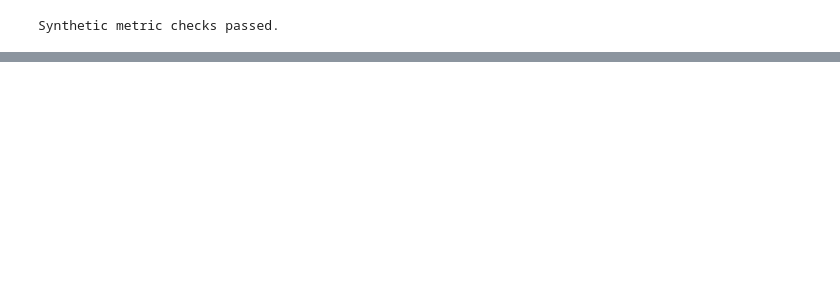
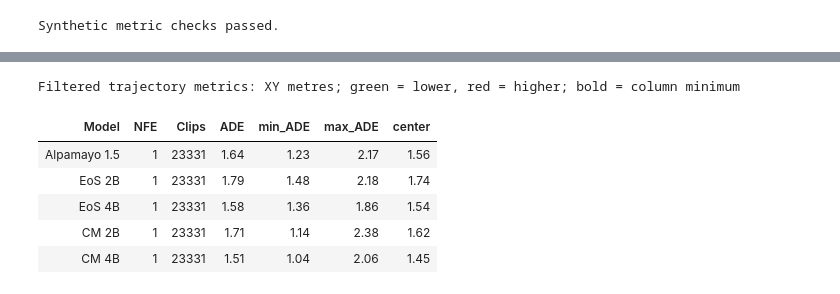
Before and after one commit to AmirHRI/alpamayo-recipes, a Jupyter notebook: recipes/alpamayo1_5_distill/notebooks/npz_metrics_comparison.ipynb, the cells around one changed output, grey strips where cells are left out. Cells and saved outputs as stored; diff of their text form; code cells hidden in the pictures; blank space fills up the shorter version.

```diff
--- a/recipes/alpamayo1_5_distill/notebooks/npz_metrics_comparison.ipynb
+++ b/recipes/alpamayo1_5_distill/notebooks/npz_metrics_comparison.ipynb
@@ -345,0 +446,24 @@ KD archive provenance
+# %%
+SELECTED_MODELS = ["Alpamayo 1.5", "EoS 2B", "EoS 4B", "CM 2B", "CM 4B"]
+SELECTED_NFE = [1]
+
+filtered_fullval_results = fullval_results.loc[
+    fullval_results["Model"].isin(SELECTED_MODELS) & fullval_results["NFE"].isin(SELECTED_NFE)
+].copy()
+
+filtered_table = (
+    filtered_fullval_results.style
+    .use(comparison_table.export())
+    .format({metric: "{:.2f}" for metric in METRIC_COLUMNS})
+    .hide(axis="index")
+    .set_caption("Filtered trajectory metrics: XY metres; green = lower, red = higher; bold = column minimum")
+)
+display(filtered_table)
+# %% [output]
+Filtered trajectory metrics: XY metres; green = lower, red = higher; bold = column minimum
+| Model | NFE | Clips | ADE | min_ADE | max_ADE | center |
+| Alpamayo 1.5 | 1 | 23331 | 1.64 | 1.23 | 2.17 | 1.56 |
+| EoS 2B | 1 | 23331 | 1.79 | 1.48 | 2.18 | 1.74 |
+| EoS 4B | 1 | 23331 | 1.58 | 1.36 | 1.86 | 1.54 |
+| CM 2B | 1 | 23331 | 1.71 | 1.14 | 2.38 | 1.62 |
+| CM 4B | 1 | 23331 | 1.51 | 1.04 | 2.06 | 1.45 |
```
Also changed, not shown: parts of 6 cells of this notebook, 2 other files.
